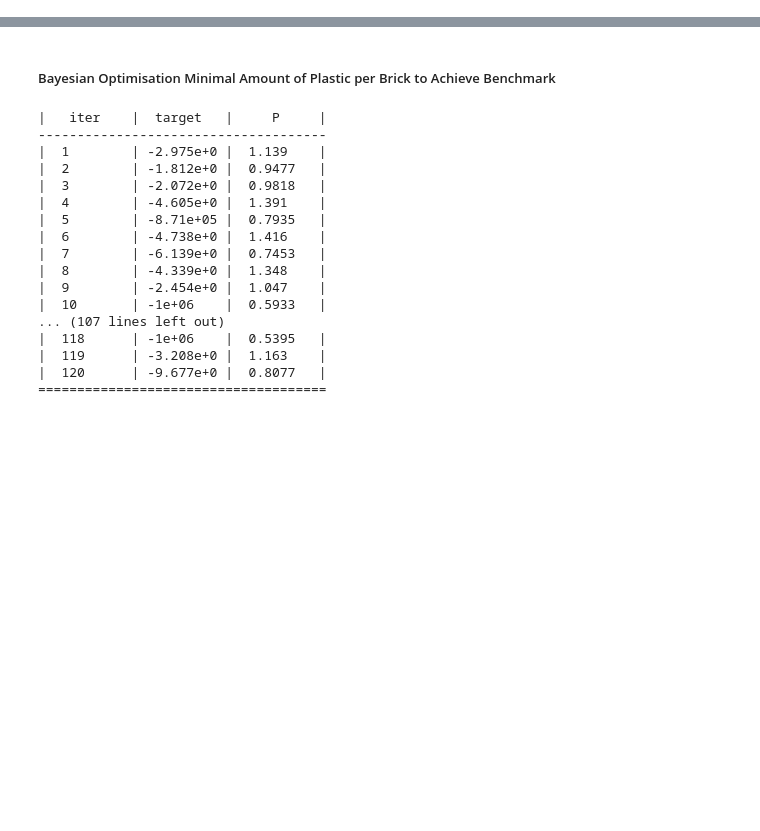
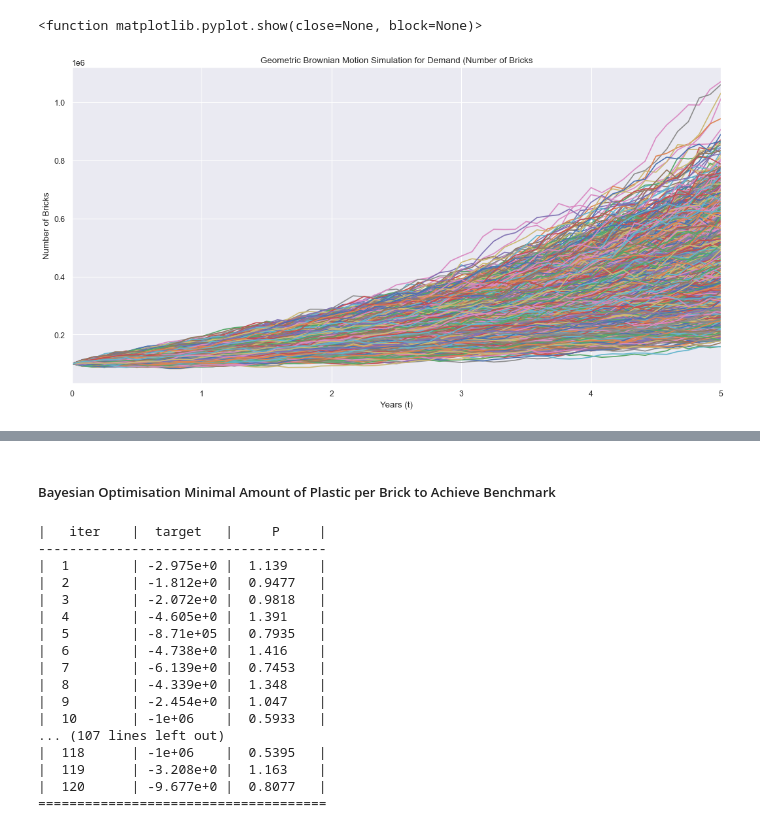
Before and after one commit to rx229/Projects, a Jupyter notebook: Brick Profit Monte Carlo/brick_esg_montecarlo.ipynb, the cells around one changed output, grey strips where cells are left out. Cells and saved outputs as stored; diff of their text form; code cells hidden in the pictures; blank space fills up the shorter version.

```diff
--- a/Brick Profit Monte Carlo/brick_esg_montecarlo.ipynb
+++ b/Brick Profit Monte Carlo/brick_esg_montecarlo.ipynb
@@ -8,0 +17,46 @@ from statistics import median
+# %%
+# Parameters
+# drift coefficent
+mu = 0.2816
+# number of steps
+n = 60
+# time in years
+T = 5
+# number of sims
+M = 10000
+# initial demand
+S0 = 100000
+# volatility
+sigma = 0.1111
+
+dt = T/n
+# %%
+# calc each time step
+dt = T/n
+# simulation using numpy arrays
+demand = np.exp(
+    (mu - sigma ** 2 / 2) * dt
+    + sigma * np.random.normal(0, np.sqrt(dt), size=(M,n)).T
+)
+# include array of 1's
+demand = np.vstack([np.ones(M), demand])
+# multiply through by S0 and return the cumulative product of elements along a given simulation path axis=0.
+demand = S0 * demand.cumprod(axis=0)
+# %%
+# Define time interval correctly
+time = np.linspace(0,T,n+1)
+# Require numpy array that is the same shape as St
+tt = np.full(shape=(M,n+1), fill_value=time).T
+# %%
+plt.figure(figsize=(16, 8), dpi=80)
+sns.set(style="darkgrid")
+
+plt.plot(tt, demand)
+plt.xlabel("Years (t)")
+plt.ylabel("Number of Bricks")
+plt.title("Geometric Brownian Motion Simulation for Demand (Number of Bricks")
+plt.xlim([0, T])
+plt.show
+# %% [output]
+<function matplotlib.pyplot.show(close=None, block=None)>
+[figure, added]
```
Also changed, not shown: parts of 28 cells of this notebook.
